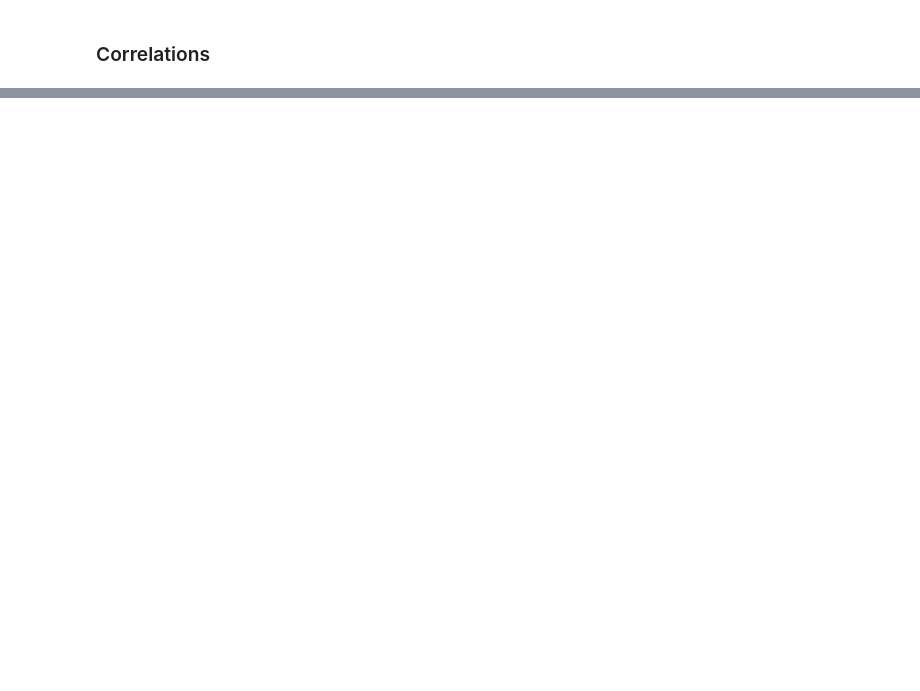
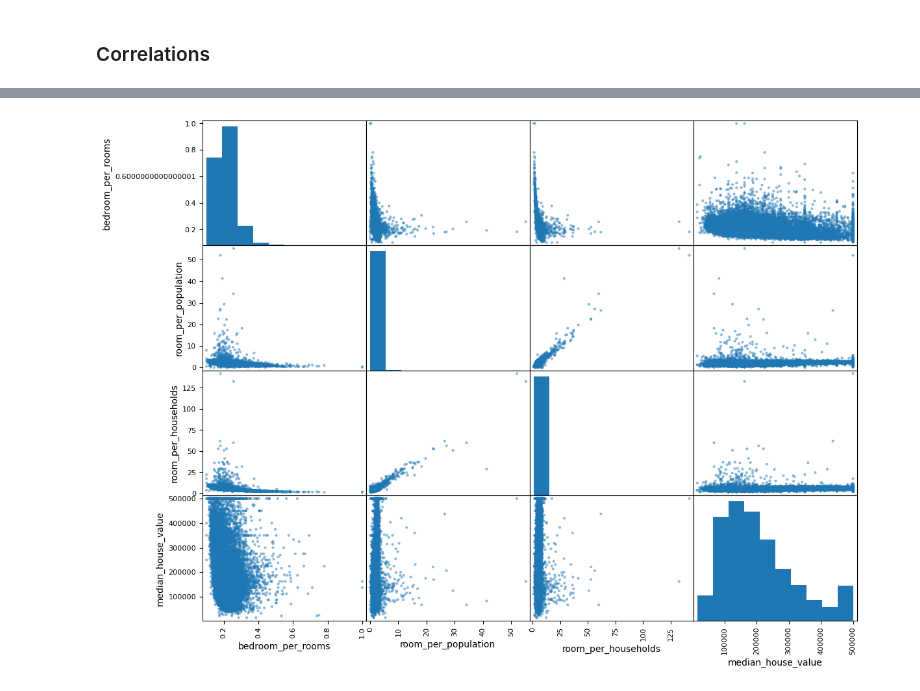
Before and after one commit to SGiuri/ML_PD_2324, a Jupyter notebook: Lezone2/CaliforniaHousing.ipynb, the cells around one changed output, grey strips where cells are left out. Drawn from its saved outputs; the diff is of its cells as text; code cells hidden in the pictures; blank space fills up the shorter version.

```diff
--- a/Lezone2/CaliforniaHousing.ipynb
+++ b/Lezone2/CaliforniaHousing.ipynb
@@ -104,0 +239,9 @@ Sarebbe importante che il test set sia mediamente rappresentativo di ciascun att
+# %%
+# (['longitude', 'latitude', 'housing_median_age', 'total_rooms',
+#        'total_bedrooms', 'population', 'households', 'median_income',
+#        'median_house_value', 'ocean_proximity'],
+#       dtype='object')
+
+housing["bedroom_per_rooms"] = housing["total_bedrooms"]/housing["total_rooms"]
+housing["room_per_population"] = housing["total_rooms"]/ housing["population"]
+housing["room_per_households"] = housing["total_rooms"]/ housing["households"]
@@ -104,0 +265,10 @@ Sarebbe importante che il test set sia mediamente rappresentativo di ciascun att
+# %%
+correlation_housing = housing[["bedroom_per_rooms",
+                               "room_per_population",
+                               "room_per_households",
+                                'median_house_value']]
+# %%
+pd.plotting.scatter_matrix(correlation_housing, figsize=(13,10))
+plt.show()
+# %% [output]
+[figure, added]
```
Also changed, not shown: parts of 19 cells of this notebook.
